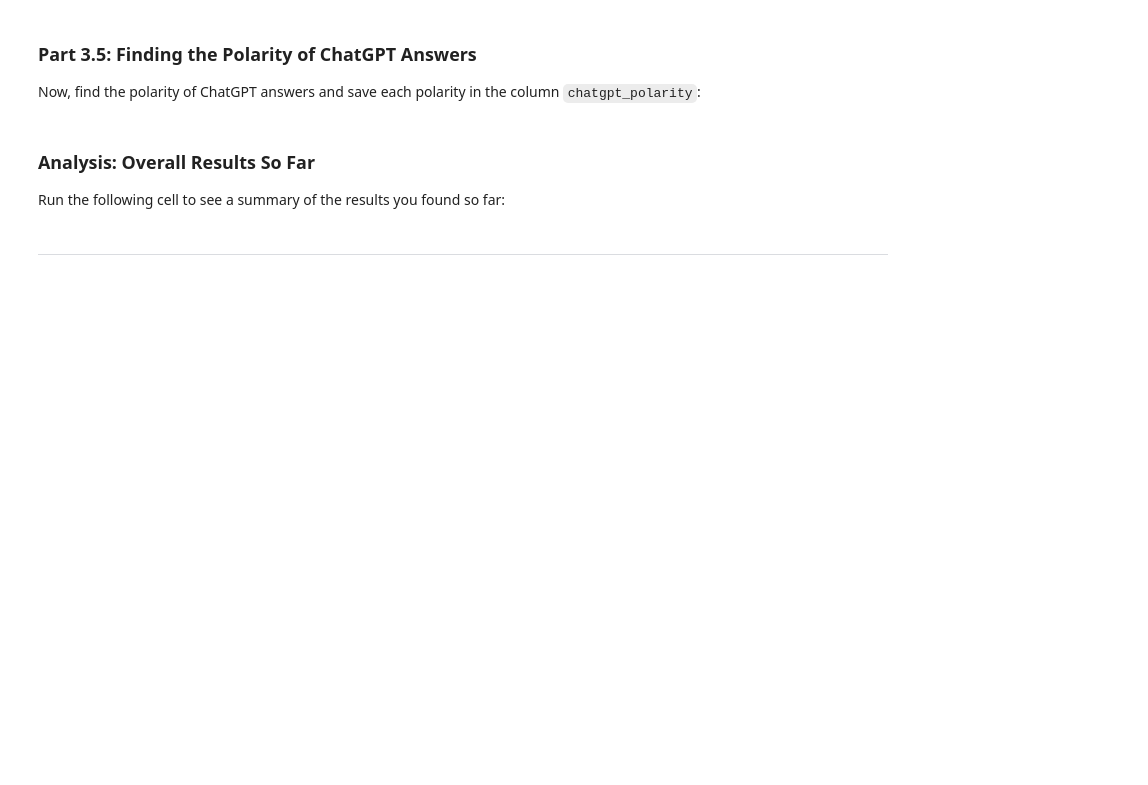
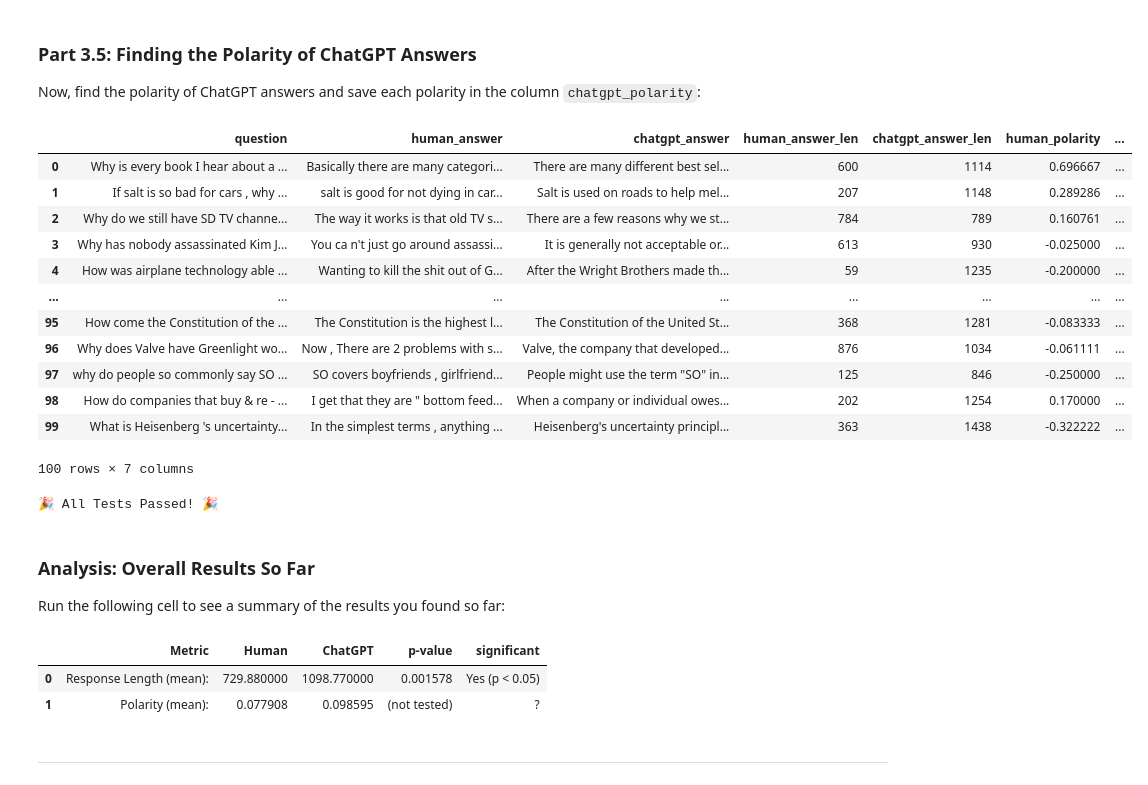
Before and after one commit to dbsebastian/micro_pr1, a Jupyter notebook: microproject-14-ai-vs-human-response-analysis/microproject-14-ai-vs-human-response-analysis.ipynb, the cells around one changed output. Drawn from its saved outputs; the diff is of its cells as text; code cells hidden in the pictures; blank space fills up the shorter version.

```diff
--- a/microproject-14-ai-vs-human-response-analysis/microproject-14-ai-vs-human-response-analysis.ipynb
+++ b/microproject-14-ai-vs-human-response-analysis/microproject-14-ai-vs-human-response-analysis.ipynb
@@ -41,0 +41,3 @@ df
+# %%
+df = pd.read_csv("huggingface-hello-sampleAI-100.csv")
+df
@@ -98,0 +146,3 @@ To begin our analysis of the length of each response, add two new columns to the
+# %%
+df["human_answer_len"] = df["human_answer"].str.len()
+df["chatgpt_answer_len"] = df["chatgpt_answer"].str.len()
@@ -210,8 +293,10 @@ Complete the `polarity` function below, by:
 - Finish the `polarity` so that the function returns the polarity score of the input string `s`.
 # %%
 def polarity(s):
-  ...
-  return ...
+
+  text = TextBlob(s)
+
+  return text.sentiment.polarity
 # %% [markdown]
 Now, let's test your function to make sure it's working:
 # %%
@@ -238,5 +331,5 @@ Note that `customFunctionName` is **ONLY the function name** and does NOT contai
 
 Using the syntax above, create a new column named `human_polarity` that finds the polarity of the `human_answer` data using the `.apply` operation on a column of the DataFrame:
 # %%
-df["human_polarity"] = ...
+df["human_polarity"] = df["human_answer"].apply(polarity)
 df
@@ -245,8 +352,22 @@ df
 
 Now, find the polarity of ChatGPT answers and save each polarity in the column `chatgpt_polarity`:
 # %%
-df["chatgpt_polarity"] = ...
+df["chatgpt_polarity"] = df["chatgpt_answer"].apply(polarity)
 df
+# %% [output]
+|  | question | human_answer | chatgpt_answer | human_answer_len | chatgpt_answer_len | human_polarity | ... |
+| 0 | Why is every book I hear about a ... | Basically there are many categori... | There are many different best sel... | 600 | 1114 | 0.696667 | ... |
+| 1 | If salt is so bad for cars , why ... | salt is good for not dying in car... | Salt is used on roads to help mel... | 207 | 1148 | 0.289286 | ... |
+| 2 | Why do we still have SD TV channe... | The way it works is that old TV s... | There are a few reasons why we st... | 784 | 789 | 0.160761 | ... |
+| 3 | Why has nobody assassinated Kim J... | You ca n't just go around assassi... | It is generally not acceptable or... | 613 | 930 | -0.025000 | ... |
+| 4 | How was airplane technology able ... | Wanting to kill the shit out of G... | After the Wright Brothers made th... | 59 | 1235 | -0.200000 | ... |
+| ... | ... | ... | ... | ... | ... | ... | ... |
+| 95 | How come the Constitution of the ... | The Constitution is the highest l... | The Constitution of the United St... | 368 | 1281 | -0.083333 | ... |
+| 96 | Why does Valve have Greenlight wo... | Now , There are 2 problems with s... | Valve, the company that developed... | 876 | 1034 | -0.061111 | ... |
+| 97 | why do people so commonly say SO ... | SO covers boyfriends , girlfriend... | People might use the term "SO" in... | 125 | 846 | -0.250000 | ... |
+| 98 | How do companies that buy & re - ... | I get that they are " bottom feed... | When a company or individual owes... | 202 | 1254 | 0.170000 | ... |
+| 99 | What is Heisenberg 's uncertainty... | In the simplest terms , anything ... | Heisenberg's uncertainty principl... | 363 | 1438 | -0.322222 | ... |
+100 rows × 7 columns
 # %%
 ### TEST CASE for Part 3: Sentiment Analysis - Polarity
 tada = "\N{PARTY POPPER}"
@@ -259,15 +380,27 @@ assert(math.isclose( df["human_polarity"].mean(), 0.07790771420489018 )), "The c
 assert(math.isclose( df["chatgpt_polarity"].std(), 0.11014935757814867 )), "The calculation of the `chatgpt_polarity` is incorrect."
 
 print(f"{tada} All Tests Passed! {tada}")
+# %% [output]
+🎉 All Tests Passed! 🎉
 # %% [markdown]
 ### Analysis: Overall Results So Far
 
 Run the following cell to see a summary of the results you found so far:
 # %%
 pd.DataFrame([
-  {"Metric": "Response Length (mean):",  "Human": human_avg, "ChatGPT": ai_avg, "p-value": p_value, "significant": ("Yes (p < 0.05)" if p_value < 0.05 else "No") },
-  {"Metric": "Polarity (mean):", "Human": df.human_polarity.mean(), "ChatGPT": df.chatgpt_polarity.mean(), "p-value": "(not tested)", "significant": "?" },
+  {"Metric": "Response Length (mean):",
+    "Human": human_avg,
+    "ChatGPT": ai_avg,
+    "p-value": p_value, "significant": ("Yes (p < 0.05)" if p_value < 0.05 else "No") },
+  {"Metric": "Polarity (mean):",
+    "Human": df.human_polarity.mean(),
+    "ChatGPT": df.chatgpt_polarity.mean(),
+    "p-value": "(not tested)", "significant": "?" },
 ])
+# %% [output]
+|  | Metric | Human | ChatGPT | p-value | significant |
+| 0 | Response Length (mean): | 729.880000 | 1098.770000 | 0.001578 | Yes (p < 0.05) |
+| 1 | Polarity (mean): | 0.077908 | 0.098595 | (not tested) | ? |
 # %% [markdown]
 <hr style="color: #DD3403;">
 # %% [markdown]
```
Also changed, not shown: parts of 37 cells of this notebook.
